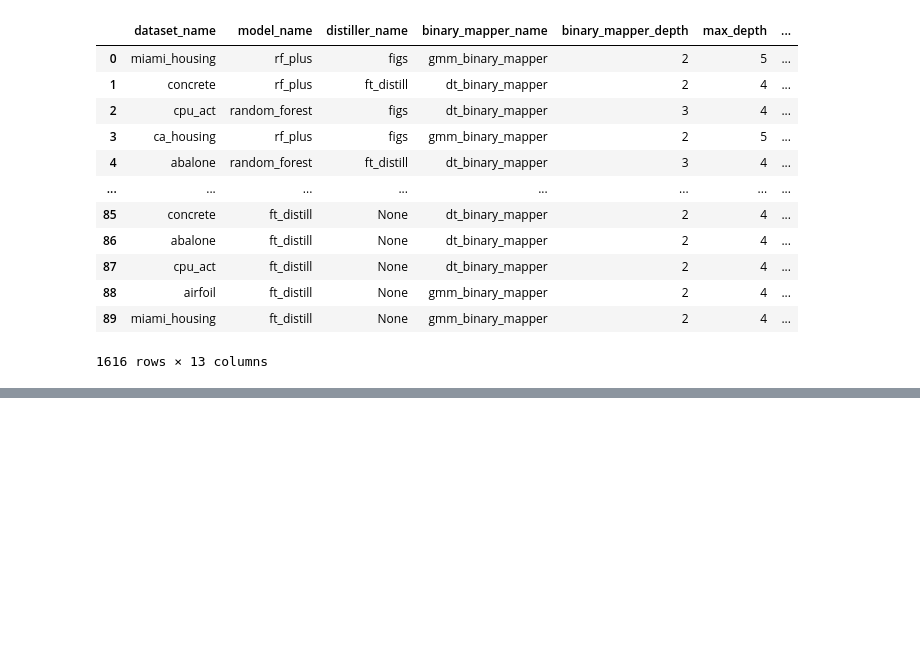
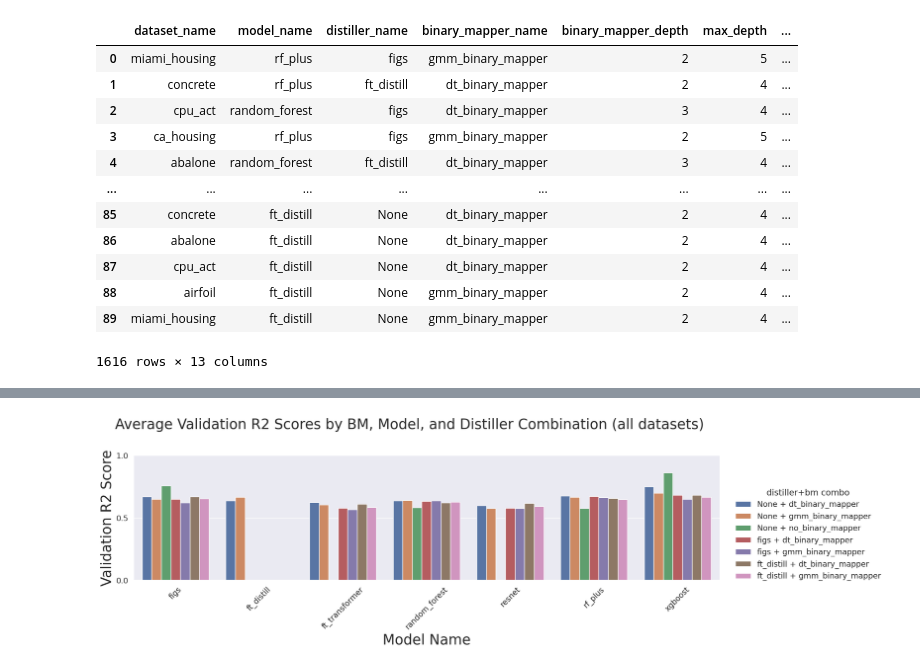
Before and after one commit to mattyshen/adaptiveTTI, a Jupyter notebook: csv/plottting_results.ipynb, the cells around one changed output, grey strips where cells are left out. Saved outputs shown, nothing was run; the diff lists cells and outputs as text; code cells hidden in the pictures; blank space fills up the shorter version.

```diff
--- a/csv/plottting_results.ipynb
+++ b/csv/plottting_results.ipynb
@@ -99,0 +123,6 @@ def plot_histogram_for_dataset(df, dataset_name):
+# %%
+df = results.groupby(['model_name', 'distiller_name', 'binary_mapper_name'])['val_r2'].mean().reset_index() #.apply(lambda sdf: sdf.sort_values(by='val_r2', ascending=False).iloc[0,:])
+df.loc[:, 'distiller+binary_mapper'] = df['distiller_name'] + ' + '+ df['binary_mapper_name'] #(df['distiller_name'] == 'None').map(lambda x: 'original_model' if x else '') + (df['distiller_name'] + " + " + df['binary_mapper_name'])*(df['distiller_name'] != 'None').to_numpy()
+plot_histogram_for_dataset(df, 'all datasets')
+# %% [output]
+[figure, added]
```
Also changed, not shown: parts of 12 cells of this notebook, 8 other files.
